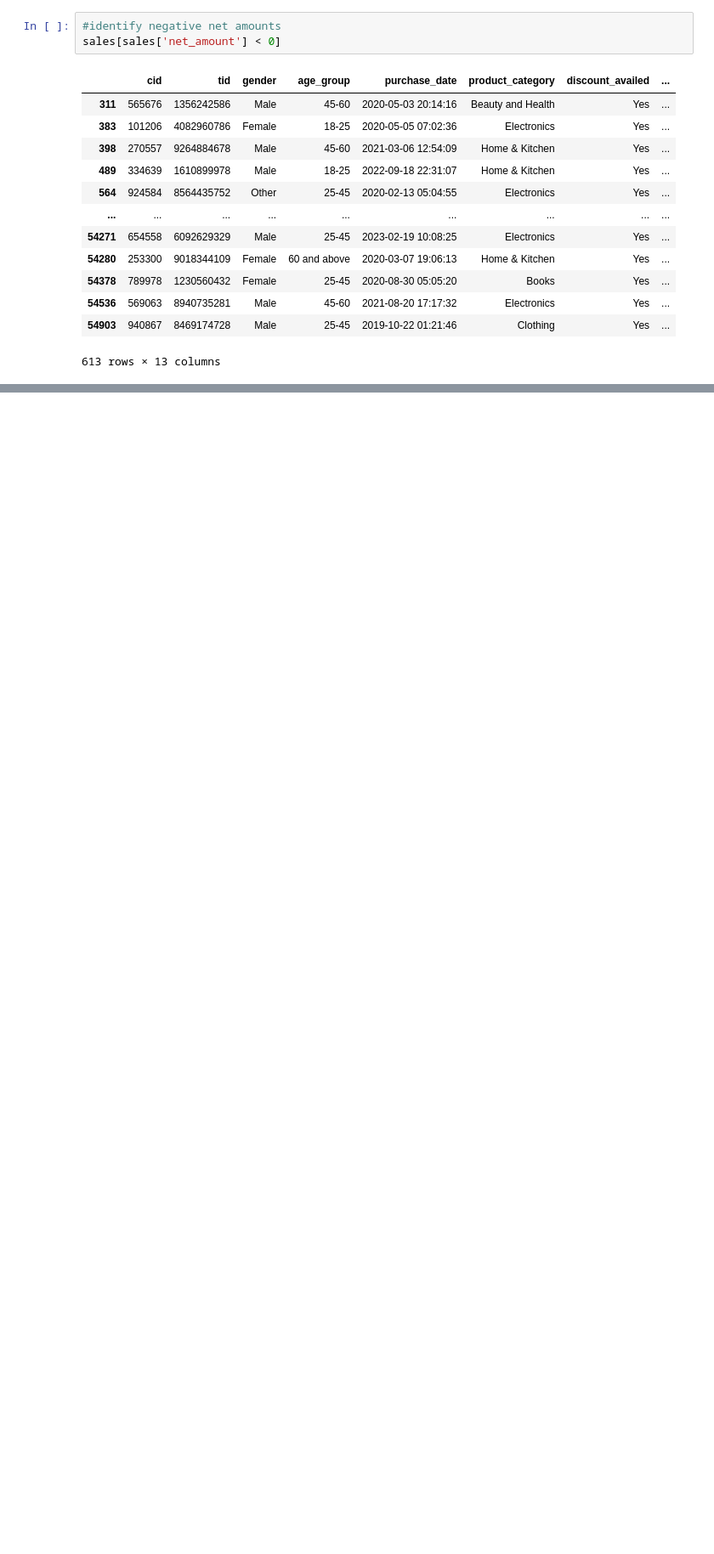
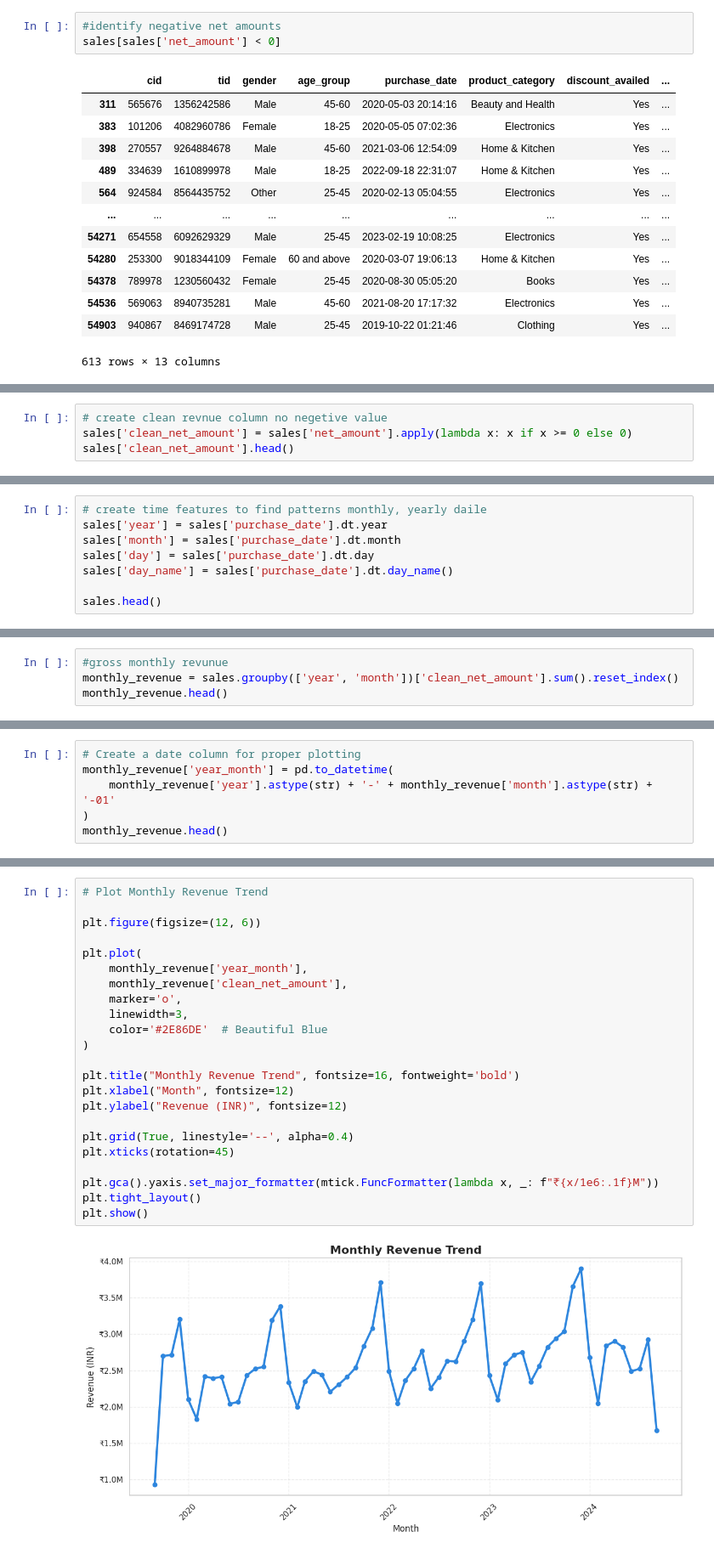
Before and after one commit to Uzair56/FORMATIONSTRADER, a Jupyter notebook: Retail_Sales_&_Customer_Discount_Impact_Analysis_.ipynb, the cells around one changed output, grey strips where cells are left out. Shown at 85% size. Saved outputs shown, nothing was run; the diff lists cells and outputs as text; blank space fills up the shorter version.

```diff
--- a/Retail_Sales_&_Customer_Discount_Impact_Analysis_.ipynb
+++ b/Retail_Sales_&_Customer_Discount_Impact_Analysis_.ipynb
@@ -157,0 +187,4 @@ sales[sales['net_amount'] < 0]
+# %%
+# create clean revnue column no negetive value
+sales['clean_net_amount'] = sales['net_amount'].apply(lambda x: x if x >= 0 else 0)
+sales['clean_net_amount'].head()
@@ -157,0 +199,8 @@ sales[sales['net_amount'] < 0]
+# %%
+# create time features to find patterns monthly, yearly daile
+sales['year'] = sales['purchase_date'].dt.year
+sales['month'] = sales['purchase_date'].dt.month
+sales['day'] = sales['purchase_date'].dt.day
+sales['day_name'] = sales['purchase_date'].dt.day_name()
+
+sales.head()
@@ -157,0 +251,4 @@ sales[sales['net_amount'] < 0]
+# %%
+#gross monthly revunue
+monthly_revenue = sales.groupby(['year', 'month'])['clean_net_amount'].sum().reset_index()
+monthly_revenue.head()
@@ -157,0 +262,6 @@ sales[sales['net_amount'] < 0]
+# %%
+# Create a date column for proper plotting
+monthly_revenue['year_month'] = pd.to_datetime(
+    monthly_revenue['year'].astype(str) + '-' + monthly_revenue['month'].astype(str) + '-01'
+)
+monthly_revenue.head()
@@ -157,0 +275,25 @@ sales[sales['net_amount'] < 0]
+# %%
+# Plot Monthly Revenue Trend
+
+plt.figure(figsize=(12, 6))
+
+plt.plot(
+    monthly_revenue['year_month'],
+    monthly_revenue['clean_net_amount'],
+    marker='o',
+    linewidth=3,
+    color='#2E86DE'  # Beautiful Blue
+)
+
+plt.title("Monthly Revenue Trend", fontsize=16, fontweight='bold')
+plt.xlabel("Month", fontsize=12)
+plt.ylabel("Revenue (INR)", fontsize=12)
+
+plt.grid(True, linestyle='--', alpha=0.4)
+plt.xticks(rotation=45)
+
+plt.gca().yaxis.set_major_formatter(mtick.FuncFormatter(lambda x, _: f"₹{x/1e6:.1f}M"))
+plt.tight_layout()
+plt.show()
+# %% [output]
+[figure, added]
```
Also changed, not shown: parts of 31 cells of this notebook.
